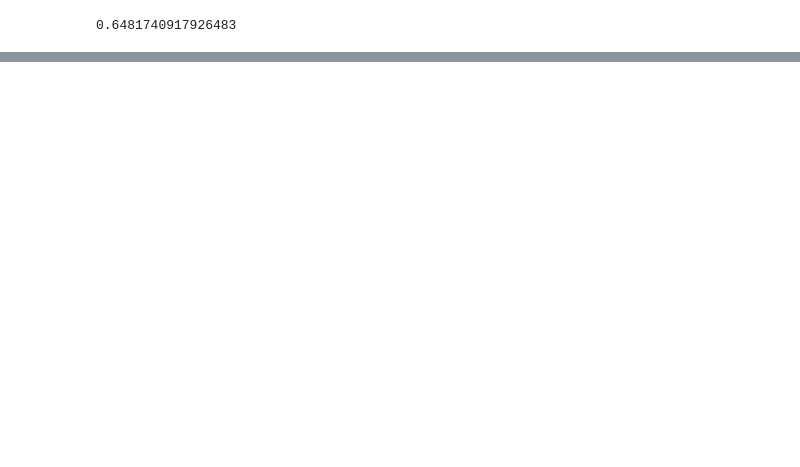
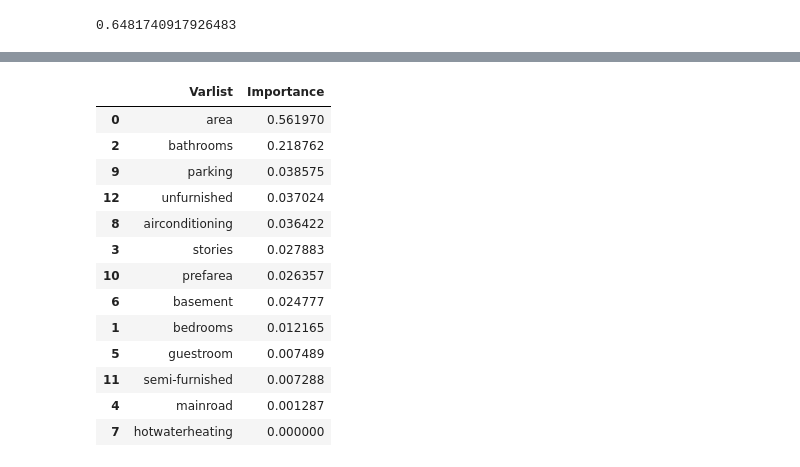
Before and after one commit to MV2404/-Projects, a Jupyter notebook: House Price Prediction using scikit learn.ipynb, the cells around one changed output, grey strips where cells are left out. Drawn from its saved outputs; the diff is of its cells as text; code cells hidden in the pictures; blank space fills up the shorter version.

```diff
--- a/House Price Prediction using scikit learn.ipynb
+++ b/House Price Prediction using scikit learn.ipynb
@@ -490,0 +652,17 @@ print(r2)
+# %%
+imp_df.sort_values(by="Importance",ascending=False)
+# %% [output]
+|  | Varlist | Importance |
+| 0 | area | 0.561970 |
+| 2 | bathrooms | 0.218762 |
+| 9 | parking | 0.038575 |
+| 12 | unfurnished | 0.037024 |
+| 8 | airconditioning | 0.036422 |
+| 3 | stories | 0.027883 |
+| 10 | prefarea | 0.026357 |
+| 6 | basement | 0.024777 |
+| 1 | bedrooms | 0.012165 |
+| 5 | guestroom | 0.007489 |
+| 11 | semi-furnished | 0.007288 |
+| 4 | mainroad | 0.001287 |
+| 7 | hotwaterheating | 0.000000 |
```
Also changed, not shown: parts of 45 cells of this notebook, 1 other file.
